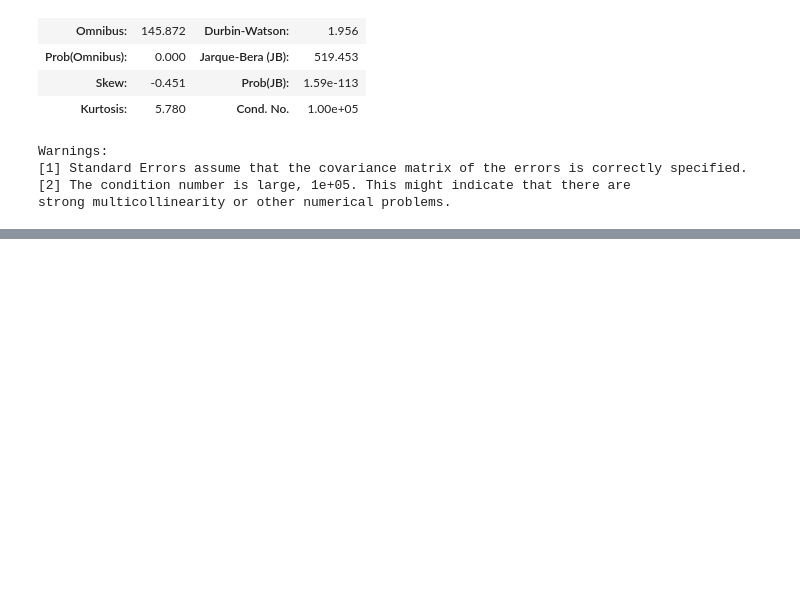
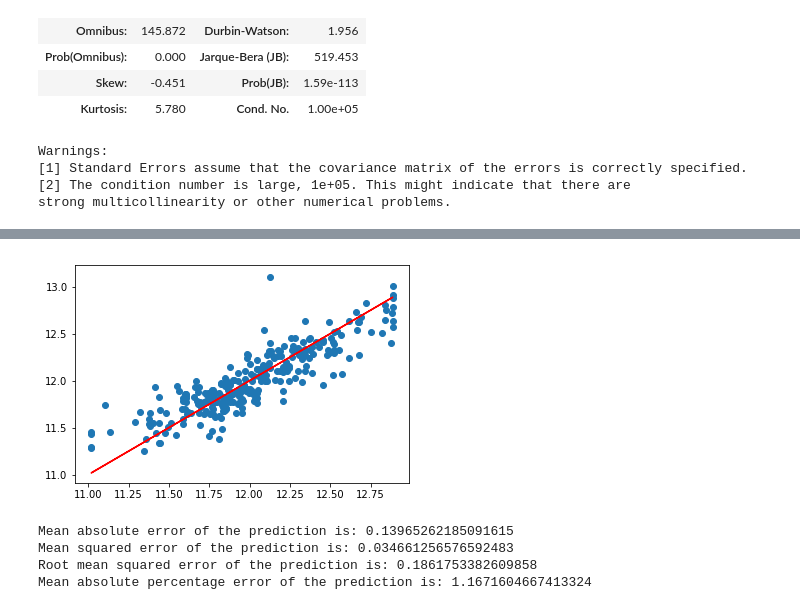
Before and after one commit to joedobrow/Mod19, a Jupyter notebook: Mod19.5Part2.ipynb, the cells around one changed output, grey strips where cells are left out. Cells and saved outputs as stored; diff of their text form; code cells hidden in the pictures; blank space fills up the shorter version.

```diff
--- a/Mod19.5Part2.ipynb
+++ b/Mod19.5Part2.ipynb
@@ -461,3 +461,17 @@ strong multicollinearity or other numerical problems.
 # R^2 is 0.780, adjusted is 0.778, F-stat is 393.4, AIC is -842.8, BIC is -768.8.
 # This is better than our last one in every way, but I'm still drawn to my first edit with R^2 = .784
 # I'll call a tie between that one and this model.
+# %%
+from sklearn.model_selection import train_test_split
+from sklearn.metrics import mean_absolute_error
+from statsmodels.tools.eval_measures import mse, rmse
+
+Y = feature_df['logsaleprice']
+X = feature_df.iloc[:, :-1]
+
+X_train, X_test, y_train, y_test = train_test_split(X, Y, test_size= 0.2, random_state = 21)
+
+X_train = sm.add_constant(X_train)
+results = sm.OLS(y_train, X_train).fit()
+
+results.summary()
@@ -463,0 +512,18 @@ strong multicollinearity or other numerical problems.
+# %%
+X_test = sm.add_constant(X_test)
+y_preds = results.predict(X_test)
+
+plt.scatter(y_test, y_preds)
+plt.plot(y_test, y_test, color='red')
+plt.show()
+
+print("Mean absolute error of the prediction is: {}".format(mean_absolute_error(y_test, y_preds)))
+print("Mean squared error of the prediction is: {}".format(mse(y_test, y_preds)))
+print("Root mean squared error of the prediction is: {}".format(rmse(y_test, y_preds)))
+print("Mean absolute percentage error of the prediction is: {}".format(np.mean(np.abs((y_test - y_preds) / y_test)) * 100))
+# %% [output]
+[figure, added]
+Mean absolute error of the prediction is: 0.13965262185091615
+Mean squared error of the prediction is: 0.034661256576592483
+Root mean squared error of the prediction is: 0.1861753382609858
+Mean absolute percentage error of the prediction is: 1.1671604667413324
```
Also changed, not shown: parts of 2 cells of this notebook, 1 other file.
